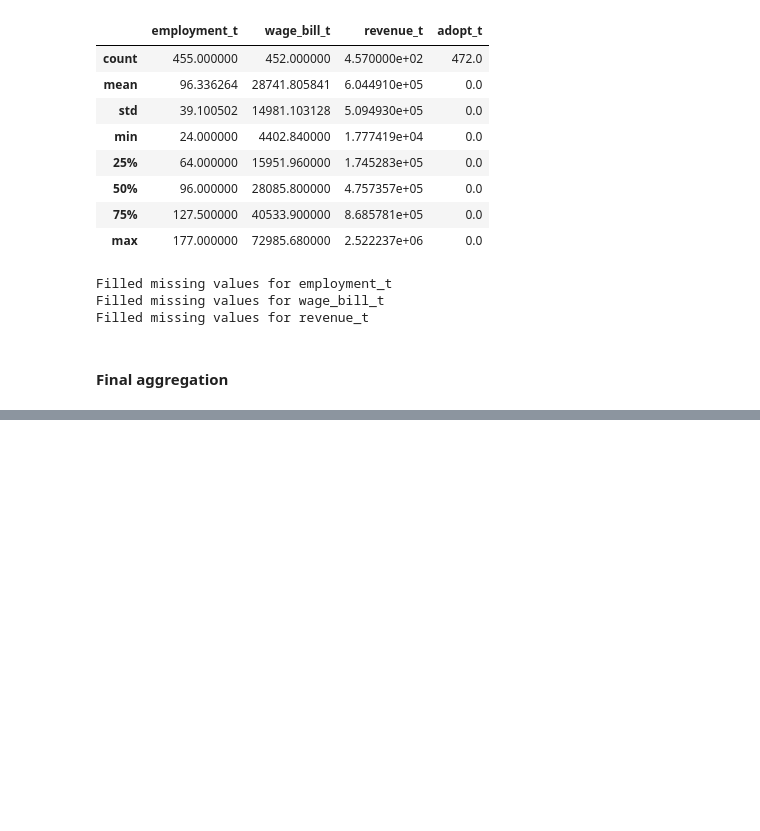
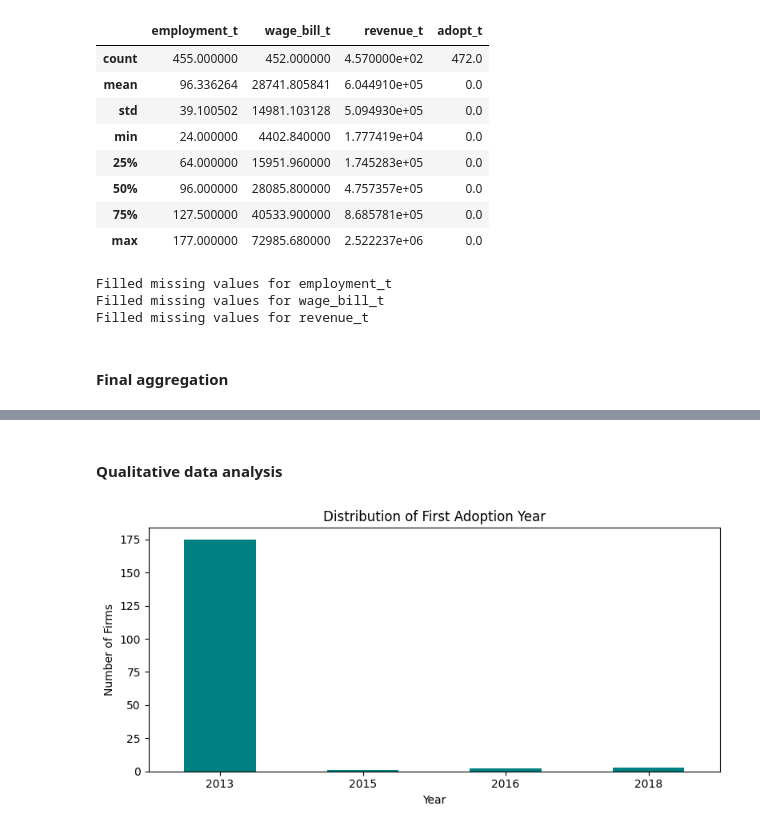
Before and after one commit to wcrisdog/small_business, a Jupyter notebook: 1_data_clean.ipynb, the cells around one changed output, grey strips where cells are left out. Cells and saved outputs as stored; diff of their text form; code cells hidden in the pictures; blank space fills up the shorter version.

Commit message:
Data cleaning and wrangling finished

```diff
--- a/1_data_clean.ipynb
+++ b/1_data_clean.ipynb
@@ -296,0 +321,18 @@ final_filled.to_csv('aggregate_firm_final_filled.csv', index=False)
+# %%
+# check that firms all adopt the program on 2013-01-01 and won't opt out
+first_adopt = (
+    final
+    .dropna(subset=['firm_id', 'date'])
+    .groupby('firm_id', group_keys=False, sort=False)
+    .apply(first_adoption_row)
+    .reset_index(drop=True)
+)
+
+dropout_flag = (
+    final
+    .dropna(subset=['firm_id', 'date'])
+    .groupby('firm_id', as_index=False, sort=False)
+    .apply(has_dropout)
+    .reset_index(drop=True)
+)
+# Find that not all firms adopted the program on 2013-01-01
@@ -296,0 +395,20 @@ final_filled.to_csv('aggregate_firm_final_filled.csv', index=False)
+# %% [markdown]
+#### Qualitative data analysis
+# %%
+# visualize year that firms adopt the program
+first_adopt = first_adopt.copy()
+first_adopt['adopt_year'] = pd.to_datetime(first_adopt['date']).dt.year
+year_counts = first_adopt['adopt_year'].value_counts().sort_index()
+
+plt.figure(figsize=(8,4))
+year_counts.plot(kind='bar', color='teal')
+plt.title('Distribution of First Adoption Year')
+plt.xlabel('Year')
+plt.ylabel('Number of Firms')
+plt.xticks(rotation=0)
+plt.tight_layout()
+plt.show()
+
+# After imputation this remains the same as adoption year is not missing
+# %% [output]
+[figure, added]
```
Also changed, not shown: parts of 13 cells of this notebook, 7 other files.
